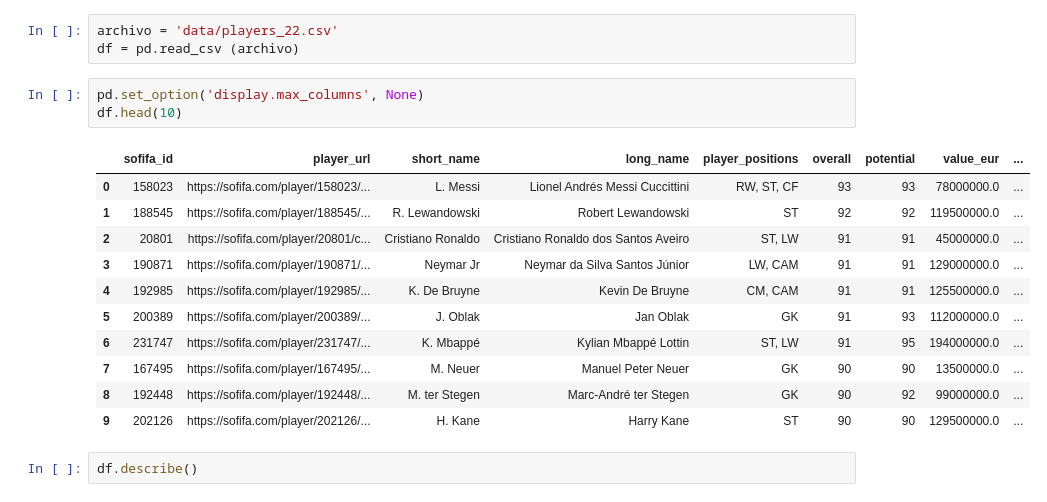
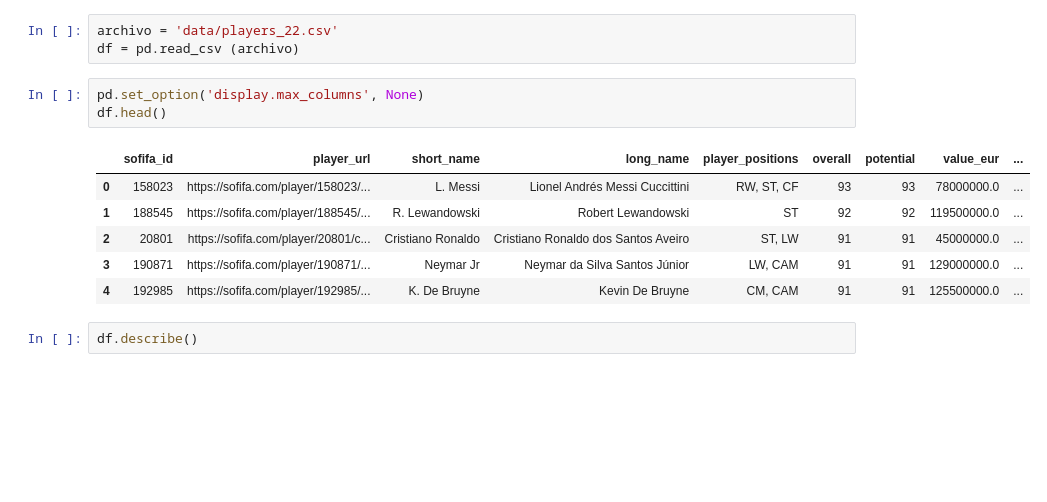
Before and after one commit to nathygonzalez/PR06-Machine-Learning-Group-Project, a Jupyter notebook: Group notebook.ipynb, the cells around one changed output. Drawn from its saved outputs; the diff is of its cells as text; blank space fills up the shorter version.

```diff
--- a/Group notebook.ipynb
+++ b/Group notebook.ipynb
@@ -18,19 +18,14 @@ archivo = 'data/players_22.csv'
 df = pd.read_csv (archivo)
 # %%
 pd.set_option('display.max_columns', None)
-df.head(10)
+df.head()
 # %% [output]
 |  | sofifa_id | player_url | short_name | long_name | player_positions | overall | potential | value_eur | ... |
 | 0 | 158023 | https://sofifa.com/player/158023/... | L. Messi | Lionel Andrés Messi Cuccittini | RW, ST, CF | 93 | 93 | 78000000.0 | ... |
 | 1 | 188545 | https://sofifa.com/player/188545/... | R. Lewandowski | Robert Lewandowski | ST | 92 | 92 | 119500000.0 | ... |
 | 2 | 20801 | https://sofifa.com/player/20801/c... | Cristiano Ronaldo | Cristiano Ronaldo dos Santos Aveiro | ST, LW | 91 | 91 | 45000000.0 | ... |
 | 3 | 190871 | https://sofifa.com/player/190871/... | Neymar Jr | Neymar da Silva Santos Júnior | LW, CAM | 91 | 91 | 129000000.0 | ... |
 | 4 | 192985 | https://sofifa.com/player/192985/... | K. De Bruyne | Kevin De Bruyne | CM, CAM | 91 | 91 | 125500000.0 | ... |
-| 5 | 200389 | https://sofifa.com/player/200389/... | J. Oblak | Jan Oblak | GK | 91 | 93 | 112000000.0 | ... |
-| 6 | 231747 | https://sofifa.com/player/231747/... | K. Mbappé | Kylian Mbappé Lottin | ST, LW | 91 | 95 | 194000000.0 | ... |
-| 7 | 167495 | https://sofifa.com/player/167495/... | M. Neuer | Manuel Peter Neuer | GK | 90 | 90 | 13500000.0 | ... |
-| 8 | 192448 | https://sofifa.com/player/192448/... | M. ter Stegen | Marc-André ter Stegen | GK | 90 | 92 | 99000000.0 | ... |
-| 9 | 202126 | https://sofifa.com/player/202126/... | H. Kane | Harry Kane | ST | 90 | 90 | 129500000.0 | ... |
 # %%
 df.describe()
 # %% [output]
```
